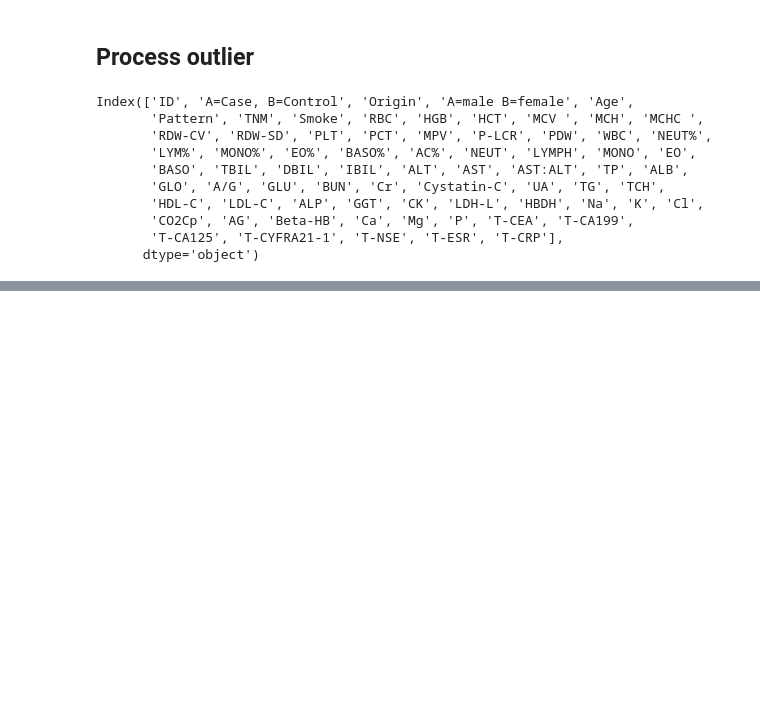
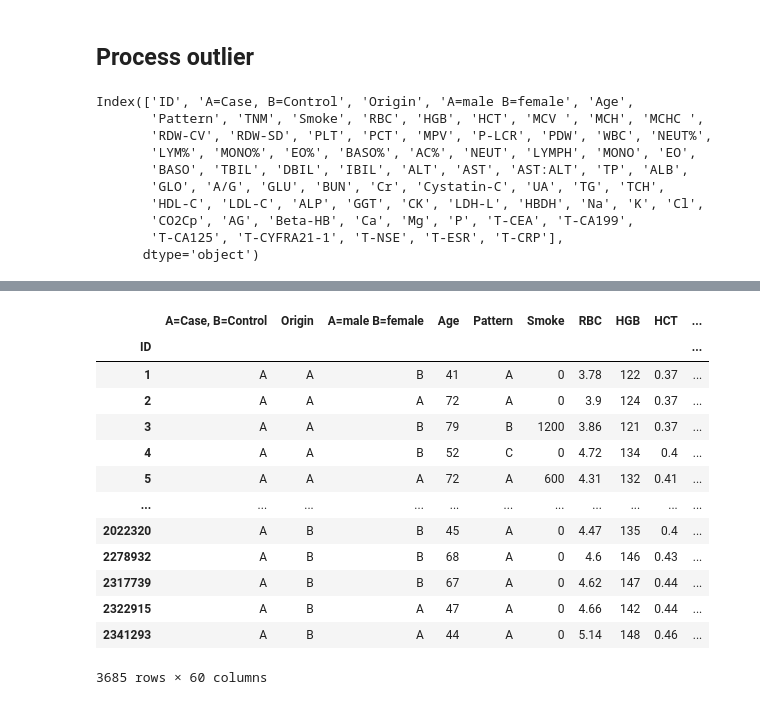
Before and after one commit to ChiXX/LungCancer, a Jupyter notebook: scripts/jupyter/Preprocessing.ipynb, the cells around one changed output, grey strips where cells are left out. Cells and saved outputs as stored; diff of their text form; code cells hidden in the pictures; blank space fills up the shorter version.

```diff
--- a/scripts/jupyter/Preprocessing.ipynb
+++ b/scripts/jupyter/Preprocessing.ipynb
@@ -69,0 +87,17 @@ for i in cancer_data2.columns:
+# %%
+group_a
+# %% [output]
+|  | A=Case, B=Control | Origin | A=male B=female | Age | Pattern | Smoke | RBC | HGB | HCT | ... |
+| ID |  |  |  |  |  |  |  |  |  | ... |
+| 1 | A | A | B | 41 | A | 0 | 3.78 | 122 | 0.37 | ... |
+| 2 | A | A | A | 72 | A | 0 | 3.9 | 124 | 0.37 | ... |
+| 3 | A | A | B | 79 | B | 1200 | 3.86 | 121 | 0.37 | ... |
+| 4 | A | A | B | 52 | C | 0 | 4.72 | 134 | 0.4 | ... |
+| 5 | A | A | A | 72 | A | 600 | 4.31 | 132 | 0.41 | ... |
+| ... | ... | ... | ... | ... | ... | ... | ... | ... | ... | ... |
+| 2022320 | A | B | B | 45 | A | 0 | 4.47 | 135 | 0.4 | ... |
+| 2278932 | A | B | B | 68 | A | 0 | 4.6 | 146 | 0.43 | ... |
+| 2317739 | A | B | B | 67 | A | 0 | 4.62 | 147 | 0.44 | ... |
+| 2322915 | A | B | A | 47 | A | 0 | 4.66 | 142 | 0.44 | ... |
+| 2341293 | A | B | A | 44 | A | 0 | 5.14 | 148 | 0.46 | ... |
+3685 rows × 60 columns
```
Also changed, not shown: parts of 7 cells of this notebook.
